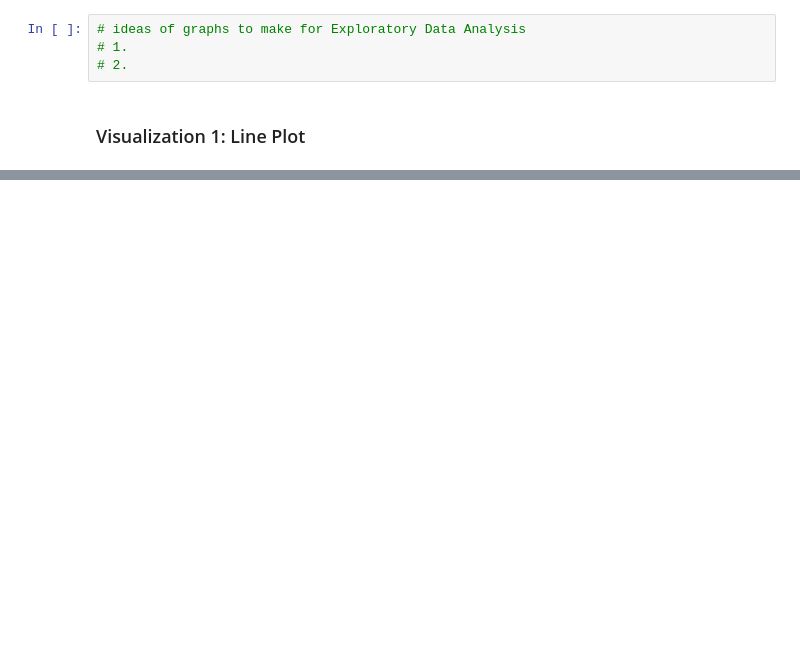
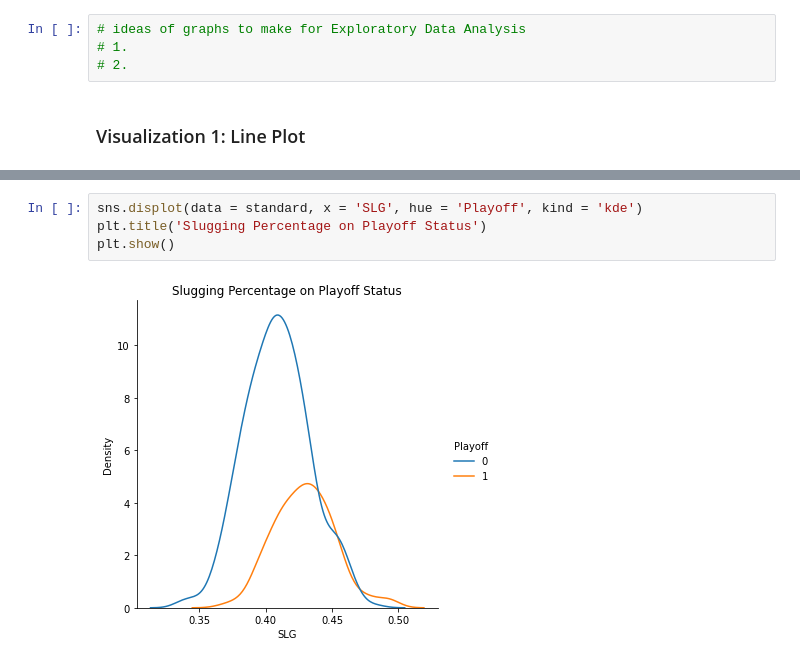
Before and after one commit to the-data-science-union/DSU-S2022-MLB, a Jupyter notebook: Code and Work/Hitting/Standard Batting/StandardHittingCleaningEDAandGithub.ipynb, the cells around one changed output, grey strips where cells are left out. Saved outputs shown, nothing was run; the diff lists cells and outputs as text; blank space fills up the shorter version.

```diff
--- a/Code and Work/Hitting/Standard Batting/StandardHittingCleaningEDAandGithub.ipynb
+++ b/Code and Work/Hitting/Standard Batting/StandardHittingCleaningEDAandGithub.ipynb
@@ -79,0 +101,6 @@ fig = sns.lineplot(data = runsscore).set(title = "Runs scored per game by Team")
+# %%
+sns.displot(data = standard, x = 'SLG', hue = 'Playoff', kind = 'kde')
+plt.title('Slugging Percentage on Playoff Status')
+plt.show()
+# %% [output]
+[figure, added]
```
Also changed, not shown: parts of 20 cells of this notebook, 6 other files.
